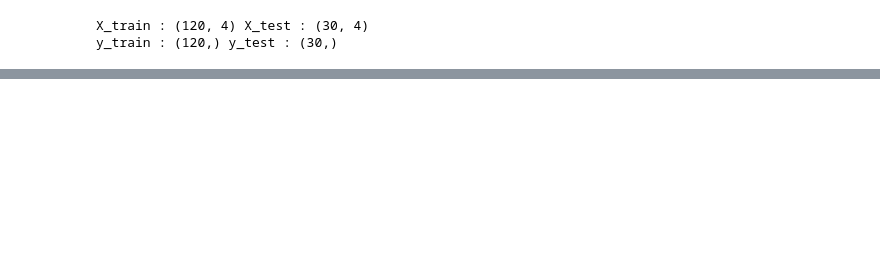
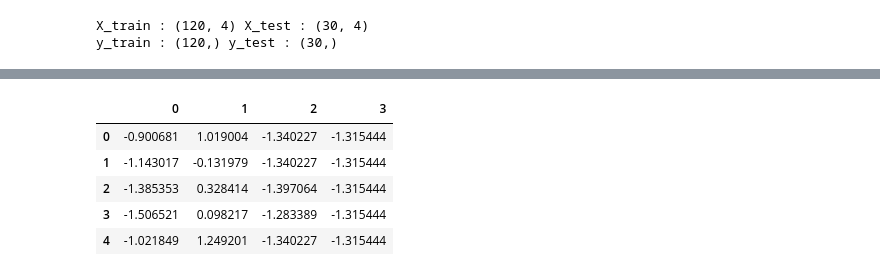
Before and after one commit to DANU011/practice-analysis, a Jupyter notebook: bigdata/bigdata_chap4.ipynb, the cells around one changed output, grey strips where cells are left out. Saved outputs shown, nothing was run; the diff lists cells and outputs as text; code cells hidden in the pictures; blank space fills up the shorter version.

```diff
--- a/bigdata/bigdata_chap4.ipynb
+++ b/bigdata/bigdata_chap4.ipynb
@@ -213,0 +317,28 @@ Test_scaled (0.00, 1.00) (0.43, 0.27)
+# %%
+import pandas as pd
+from sklearn.datasets import load_iris
+
+iris = load_iris()
+iris = pd.DataFrame(iris.data, columns = iris.feature_names)
+iris['Class'] = load_iris().target
+iris['Class'] = iris['Class'].map({0 : 'Setosa',
+                                   1 : 'Versicolour',
+                                   2 : 'Virginica'})
+# %%
+# 수치형 데이터만 추출
+features = ['수치형 변수1', '수치형 변수2']
+x = iris.drop(columns = 'Class')
+
+# 수치형 변수 정규화
+from sklearn.preprocessing import StandardScaler
+
+x = StandardScaler().fit_transform(x)
+
+pd.DataFrame(x).head()
+# %% [output]
+|  | 0 | 1 | 2 | 3 |
+| 0 | -0.900681 | 1.019004 | -1.340227 | -1.315444 |
+| 1 | -1.143017 | -0.131979 | -1.340227 | -1.315444 |
+| 2 | -1.385353 | 0.328414 | -1.397064 | -1.315444 |
+| 3 | -1.506521 | 0.098217 | -1.283389 | -1.315444 |
+| 4 | -1.021849 | 1.249201 | -1.340227 | -1.315444 |
```
Also changed, not shown: parts of 16 cells of this notebook.
